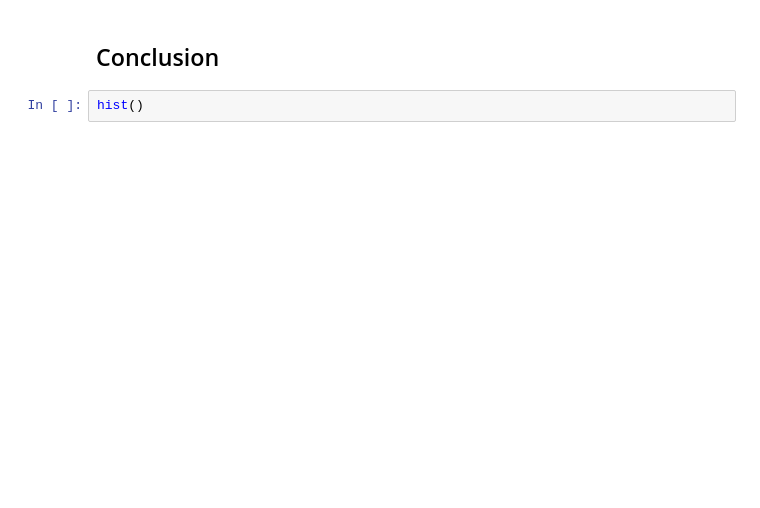
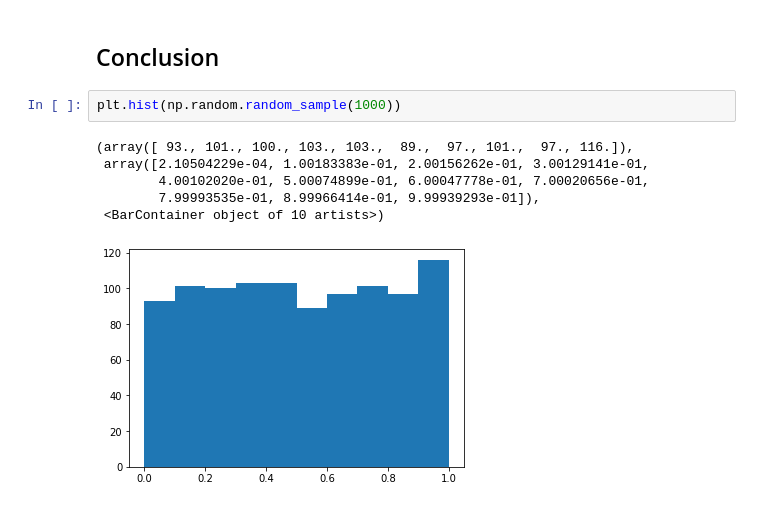
Before and after one commit to andrewdtu/asset-class-performance-under-inflation, a Jupyter notebook: portfolio_randomizer.ipynb, the cells around one changed output. Saved outputs shown, nothing was run; the diff lists cells and outputs as text; blank space fills up the shorter version.

```diff
--- a/portfolio_randomizer.ipynb
+++ b/portfolio_randomizer.ipynb
@@ -409,4 +429,11 @@ XLY 0.83%
 # %% [markdown]
 ## Conclusion
 # %%
-hist()
+plt.hist(np.random.random_sample(1000))
+# %% [output]
+(array([ 93., 101., 100., 103., 103.,  89.,  97., 101.,  97., 116.]),
+ array([2.10504229e-04, 1.00183383e-01, 2.00156262e-01, 3.00129141e-01,
+        4.00102020e-01, 5.00074899e-01, 6.00047778e-01, 7.00020656e-01,
+        7.99993535e-01, 8.99966414e-01, 9.99939293e-01]),
+ <BarContainer object of 10 artists>)
+[figure, added]
```
Also changed, not shown: parts of 12 cells of this notebook, 6 other files.
